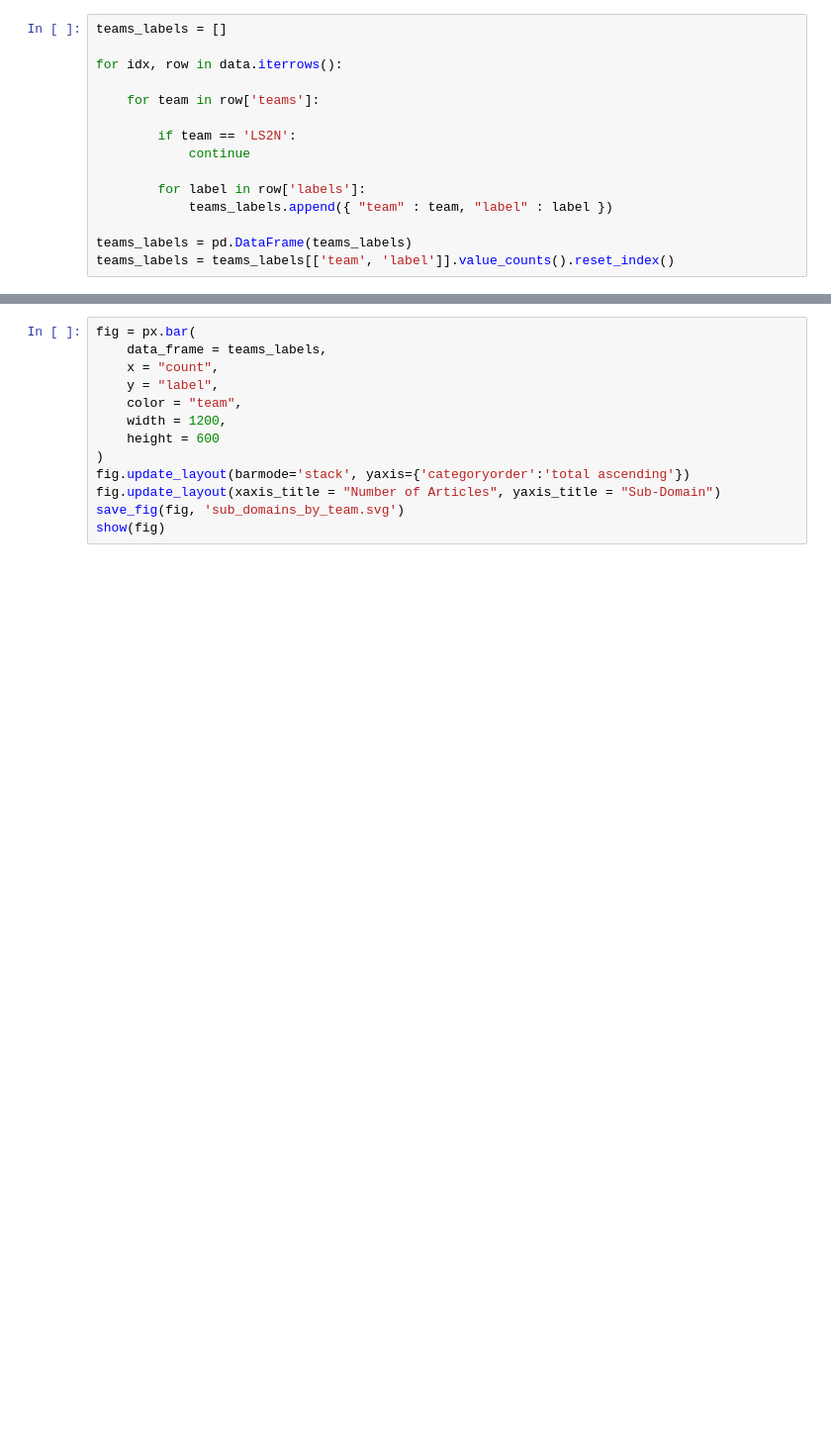
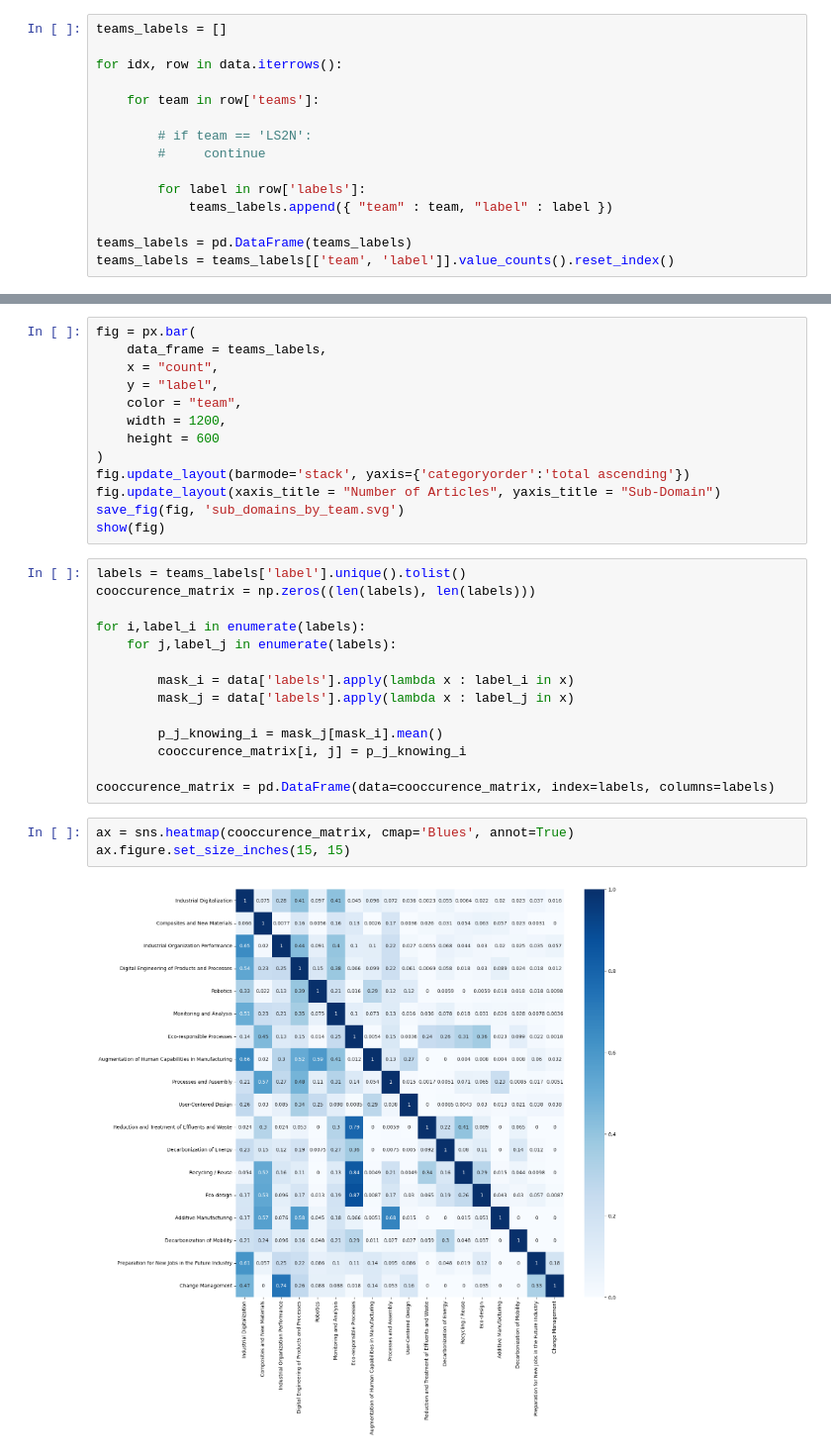
Before and after one commit to abdelnour13/ExMap, a Jupyter notebook: notebooks/EDA_corpus.ipynb, the cells around one changed output, grey strips where cells are left out. Shown at 99% size. Drawn from its saved outputs; the diff is of its cells as text; blank space fills up the shorter version.

```diff
--- a/notebooks/EDA_corpus.ipynb
+++ b/notebooks/EDA_corpus.ipynb
@@ -231,8 +223,8 @@ for idx, row in data.iterrows():
 
     for team in row['teams']:
 
-        if team == 'LS2N':
-            continue
+        # if team == 'LS2N':
+        #     continue
 
         for label in row['labels']:
             teams_labels.append({ "team" : team, "label" : label })
@@ -265,3 +257,22 @@ fig.update_layout(barmode='stack', yaxis={'categoryorder':'total ascending'})
 fig.update_layout(xaxis_title = "Number of Articles", yaxis_title = "Sub-Domain")
 save_fig(fig, 'sub_domains_by_team.svg')
 show(fig)
+# %%
+labels = teams_labels['label'].unique().tolist()
+cooccurence_matrix = np.zeros((len(labels), len(labels)))
+
+for i,label_i in enumerate(labels):
+    for j,label_j in enumerate(labels):
+
+        mask_i = data['labels'].apply(lambda x : label_i in x)
+        mask_j = data['labels'].apply(lambda x : label_j in x)
+
+        p_j_knowing_i = mask_j[mask_i].mean()
+        cooccurence_matrix[i, j] = p_j_knowing_i
+
+cooccurence_matrix = pd.DataFrame(data=cooccurence_matrix, index=labels, columns=labels)
+# %%
+ax = sns.heatmap(cooccurence_matrix, cmap='Blues', annot=True)
+ax.figure.set_size_inches(15, 15)
+# %% [output]
+[figure, added]
```
Also changed, not shown: parts of 9 cells of this notebook, 21 other files.
